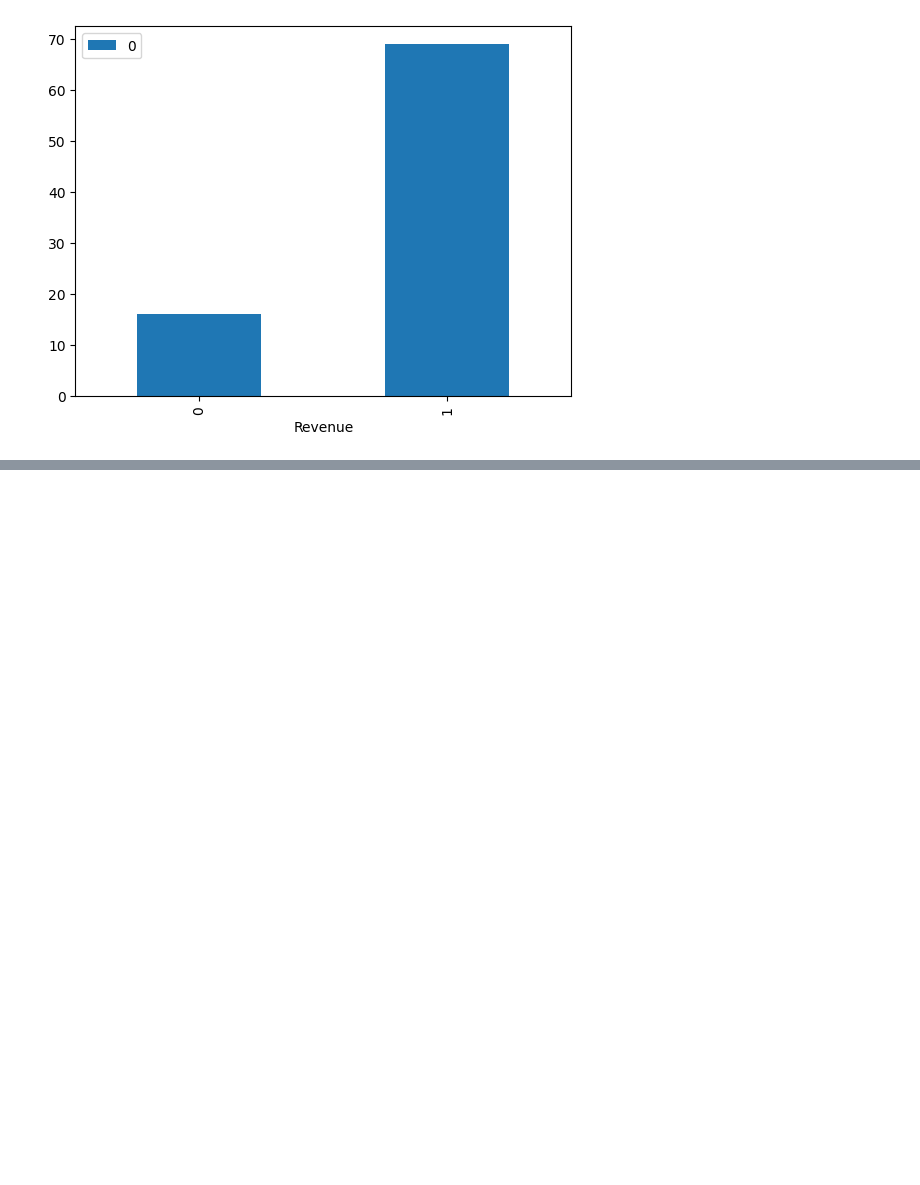
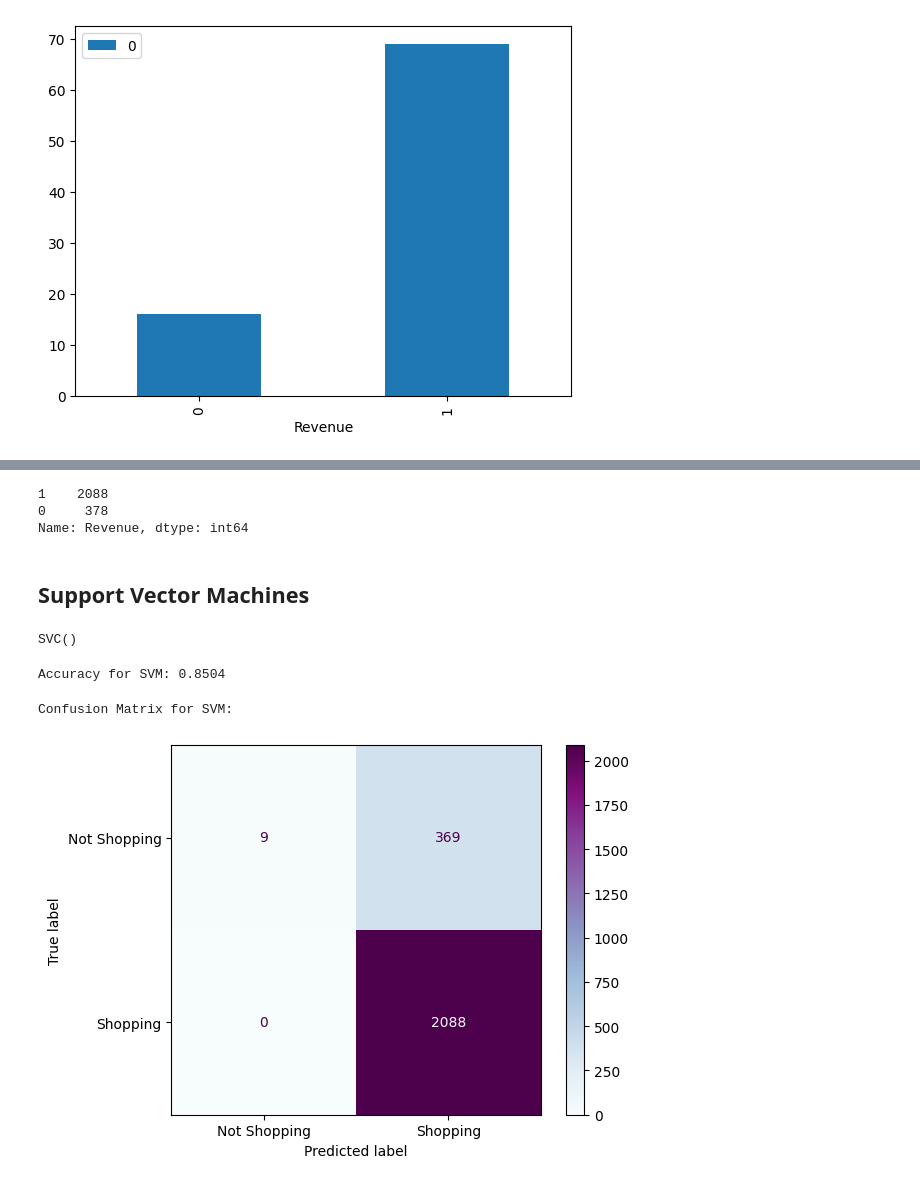
Before and after one commit to Scootablyat/ISCS-Project-Group9, a Jupyter notebook: ISCS-Project.ipynb, the cells around one changed output, grey strips where cells are left out. Cells and saved outputs as stored; diff of their text form; code cells hidden in the pictures; blank space fills up the shorter version.

Commit message:
added svm model

```diff
--- a/ISCS-Project.ipynb
+++ b/ISCS-Project.ipynb
@@ -443,0 +450,48 @@ dtype: int64
+# %%
+X = df[['Administrative', 'Administrative_Duration', 'Informational',
+       'Informational_Duration', 'ProductRelated', 'ProductRelated_Duration',
+       'BounceRates', 'ExitRates', 'PageValues', 'SpecialDay', 'Month',
+       'OperatingSystems', 'Browser', 'Region', 'TrafficType', 'VisitorType',
+       'Weekend',]] #features
+
+y = df['Revenue']
+# %%
+from sklearn.model_selection import train_test_split
+
+t_size = 0.2
+X_train, X_test, y_train, y_test = train_test_split(X, y, test_size=t_size, random_state=2099)
+pd.Series(y_test).value_counts()
+# %% [output]
+1    2088
+0     378
+Name: Revenue, dtype: int64
+# %% [markdown]
+## Support Vector Machines
+# %%
+from sklearn import svm
+
+svm_clf = svm.SVC()
+svm_clf.fit(X_train, y_train)
+# %% [output]
+SVC()
+# %%
+svm_acc = svm_clf.score(X_test, y_test)
+print('Accuracy for SVM:', round(svm_acc, 4))
+# %% [output]
+Accuracy for SVM: 0.8504
+# %%
+from sklearn.metrics import confusion_matrix, ConfusionMatrixDisplay
+
+def plot_confusion_matrix(model):
+    """Generates and plots a confusion matrix, given a model."""
+    y_pred = model.predict(X_test)
+    cm = confusion_matrix(y_test, y_pred)
+    disp = ConfusionMatrixDisplay(confusion_matrix=cm, display_labels=['Not Shopping','Shopping'])
+    disp.plot(cmap='BuPu')
+    plt.show()
+# %%
+print('Confusion Matrix for SVM:')
+plot_confusion_matrix(svm_clf)
+# %% [output]
+Confusion Matrix for SVM:
+[figure, added]
```
Also changed, not shown: parts of 17 cells of this notebook.
